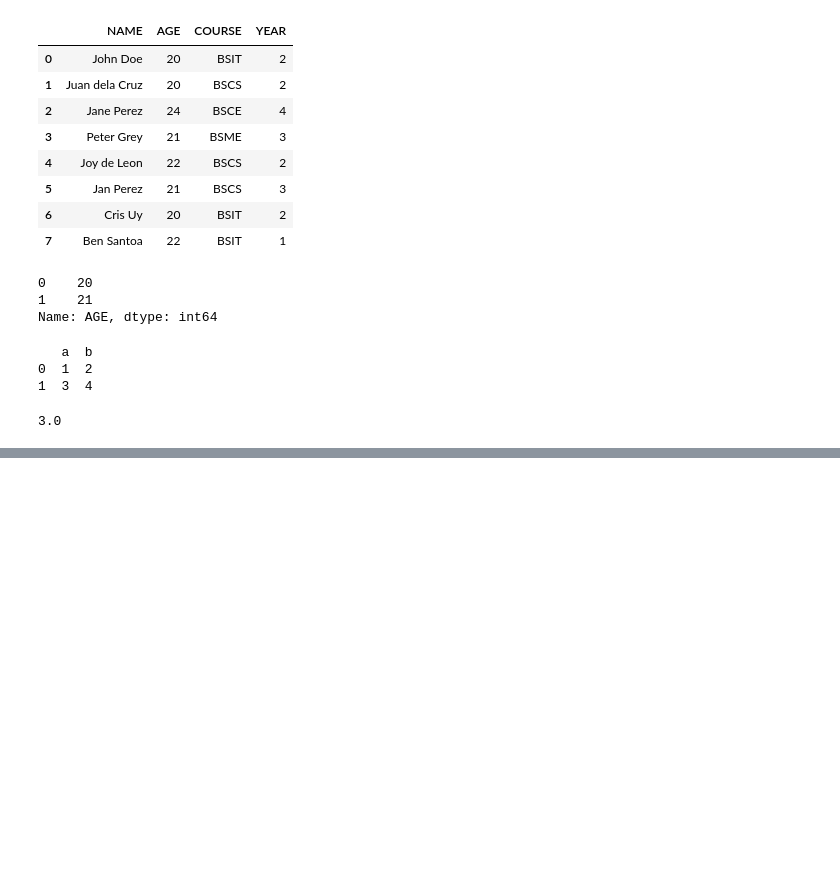
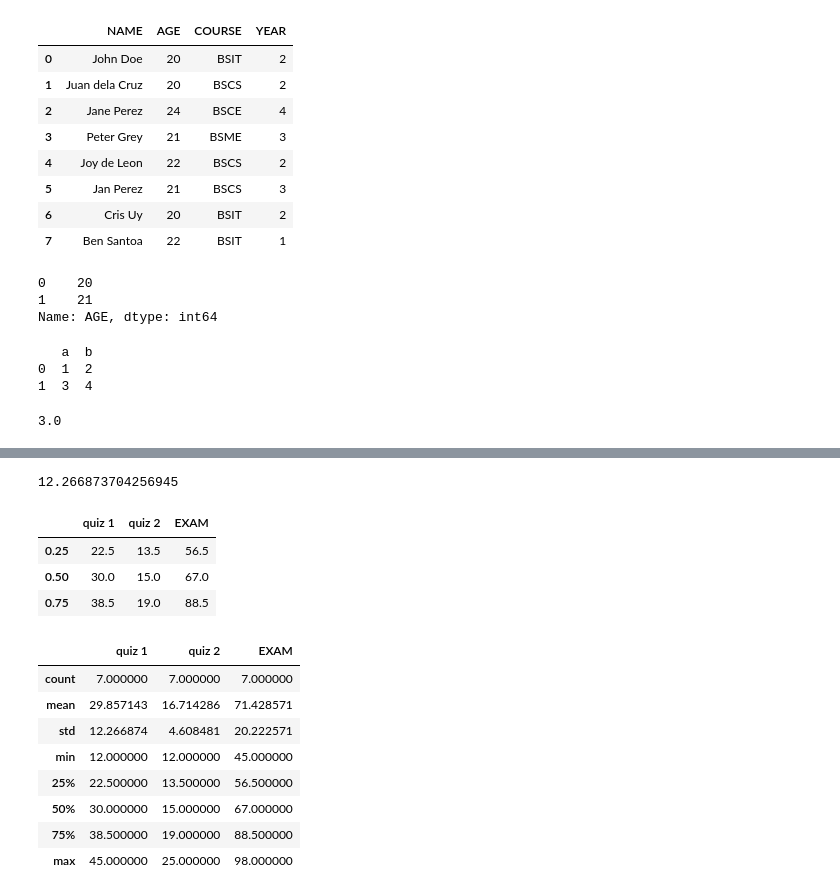
Before and after one commit to zenolucas/python101, a Jupyter notebook: dataAnalytics101.ipynb, the cells around one changed output, grey strips where cells are left out. Saved outputs shown, nothing was run; the diff lists cells and outputs as text; code cells hidden in the pictures; blank space fills up the shorter version.

```diff
--- a/dataAnalytics101.ipynb
+++ b/dataAnalytics101.ipynb
@@ -341,0 +490,24 @@ print(df_mean)
+# %%
+r.loc[:,"quiz 1"].std()
+# %% [output]
+12.266873704256945
+# %%
+r.quantile([.25, .5, .75], axis = 0)
+# %% [output]
+|  | quiz 1 | quiz 2 | EXAM |
+| 0.25 | 22.5 | 13.5 | 56.5 |
+| 0.50 | 30.0 | 15.0 | 67.0 |
+| 0.75 | 38.5 | 19.0 | 88.5 |
+# %%
+s = r.describe()
+s
+# %% [output]
+|  | quiz 1 | quiz 2 | EXAM |
+| count | 7.000000 | 7.000000 | 7.000000 |
+| mean | 29.857143 | 16.714286 | 71.428571 |
+| std | 12.266874 | 4.608481 | 20.222571 |
+| min | 12.000000 | 12.000000 | 45.000000 |
+| 25% | 22.500000 | 13.500000 | 56.500000 |
+| 50% | 30.000000 | 15.000000 | 67.000000 |
+| 75% | 38.500000 | 19.000000 | 88.500000 |
+| max | 45.000000 | 25.000000 | 98.000000 |
```
Also changed, not shown: parts of 27 cells of this notebook.
